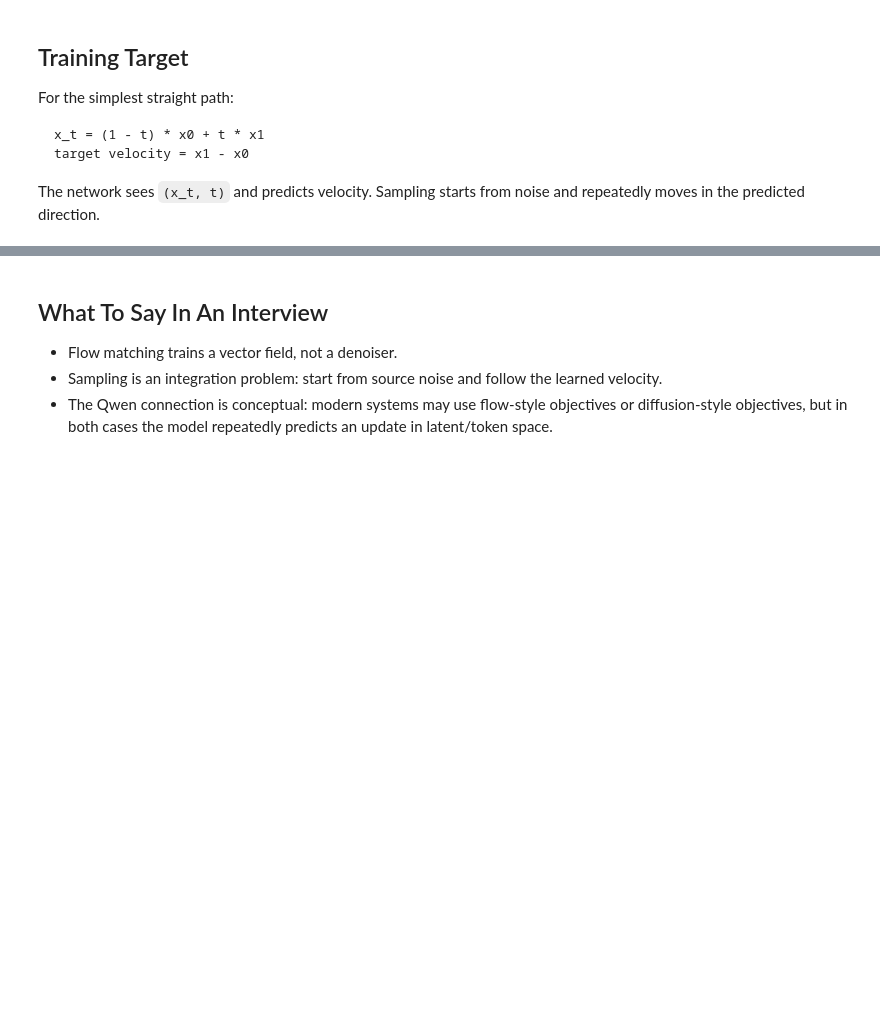
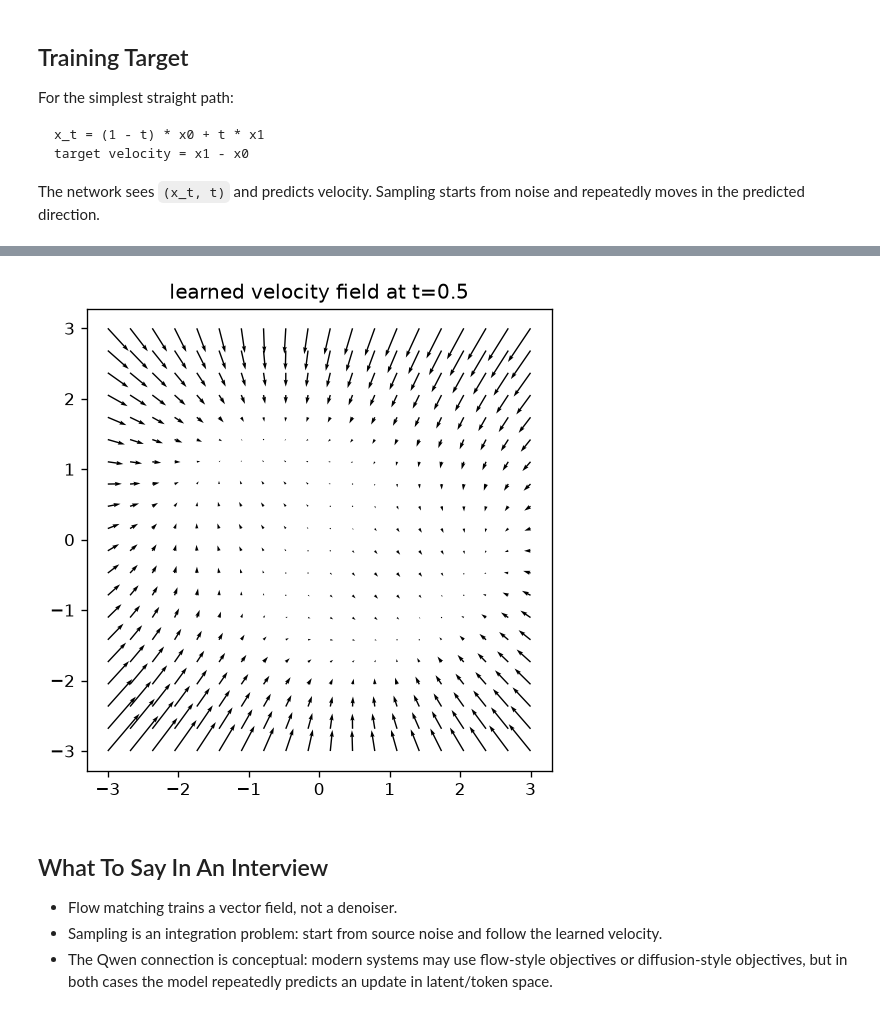
Before and after one commit to ms802x/image-gen-theory, a Jupyter notebook: homeworks/hw1_2d_flow/hw1_2d_flow.ipynb, the cells around one changed output, grey strips where cells are left out. Saved outputs shown, nothing was run; the diff lists cells and outputs as text; code cells hidden in the pictures; blank space fills up the shorter version.

```diff
--- a/homeworks/hw1_2d_flow/hw1_2d_flow.ipynb
+++ b/homeworks/hw1_2d_flow/hw1_2d_flow.ipynb
@@ -121,18 +150,20 @@ plt.show()
 # %%
 @torch.no_grad()
 def plot_velocity_field(t_value=0.5):
     grid_x, grid_y = torch.meshgrid(torch.linspace(-3, 3, 20), torch.linspace(-3, 3, 20), indexing="xy")
     pts = torch.stack([grid_x.reshape(-1), grid_y.reshape(-1)], dim=1).to(device)
     t = torch.full((pts.shape[0],), t_value, device=device)
     v = model(pts, t).cpu()
     plt.figure(figsize=(5, 5))
     plt.quiver(pts.cpu()[:, 0], pts.cpu()[:, 1], v[:, 0], v[:, 1], angles="xy")
     plt.title(f"learned velocity field at t={t_value}")
     plt.axis("equal")
-    plt.show()
+    show_plot()
 
 
 plot_velocity_field(0.5)
+# %% [output]
+[figure, added]
 # %% [markdown]
 ## What To Say In An Interview
 
```
Also changed, not shown: parts of 6 cells of this notebook, 18 other files.
